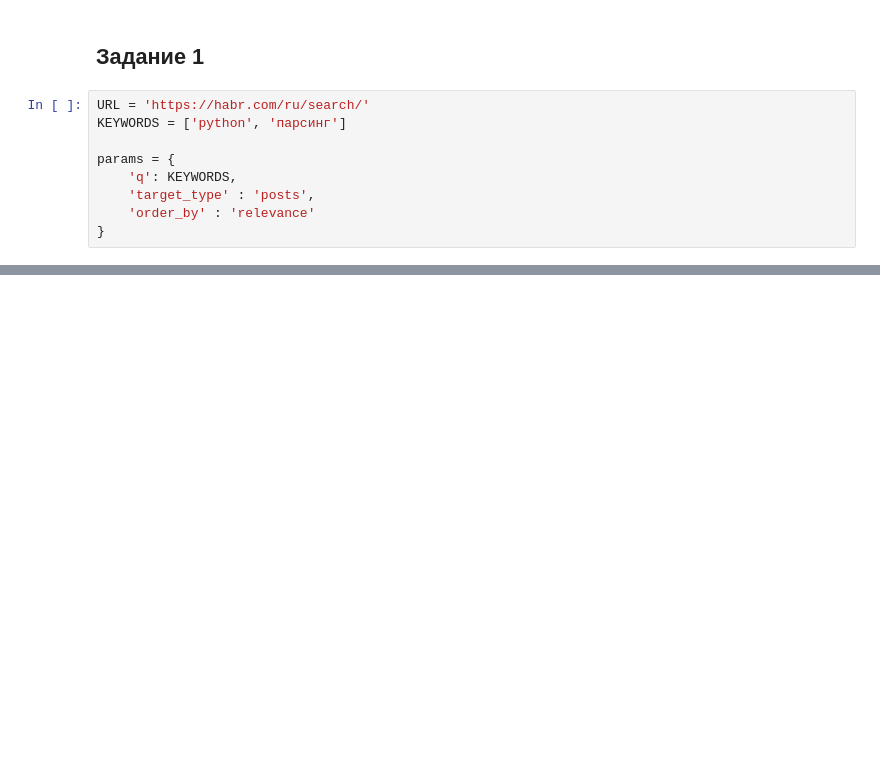
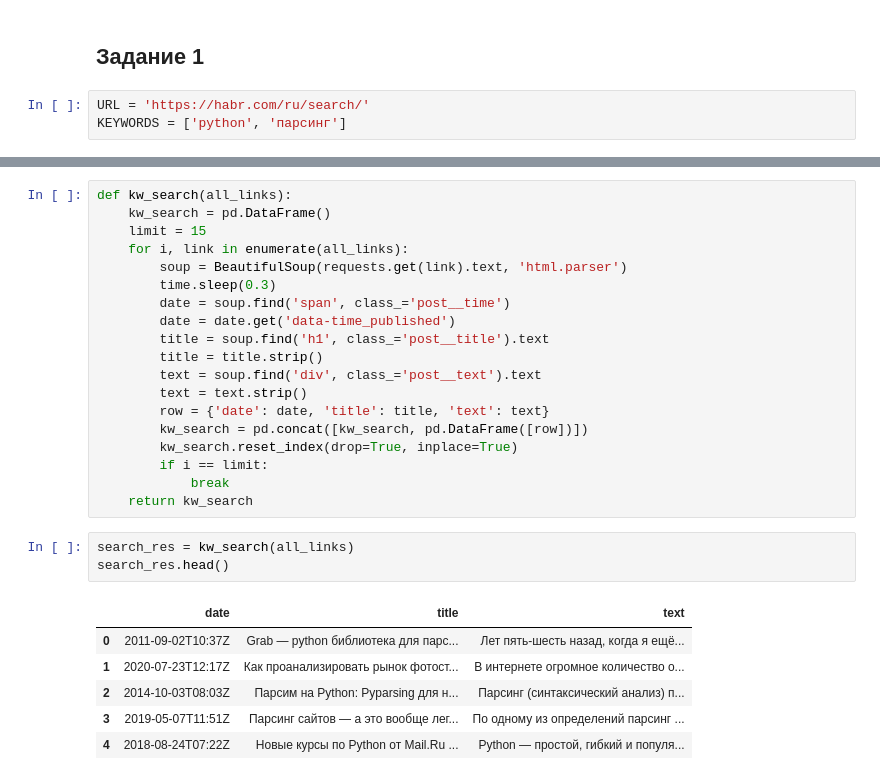
Before and after one commit to Dmitry-V-Makarov/Netology, a Jupyter notebook: pyda-13/14.HW_web_scraping.ipynb, the cells around one changed output, grey strips where cells are left out. Saved outputs shown, nothing was run; the diff lists cells and outputs as text; blank space fills up the shorter version.

```diff
--- a/pyda-13/14.HW_web_scraping.ipynb
+++ b/pyda-13/14.HW_web_scraping.ipynb
@@ -8,9 +12,3 @@ from bs4 import BeautifulSoup
 # %%
 URL = 'https://habr.com/ru/search/'
 KEYWORDS = ['python', 'парсинг']
-
-params = {
-    'q': KEYWORDS,
-    'target_type' : 'posts',
-    'order_by' : 'relevance'
-}
@@ -39,0 +72,29 @@ soup
+# %%
+def kw_search(all_links):
+    kw_search = pd.DataFrame()
+    limit = 15
+    for i, link in enumerate(all_links):
+        soup = BeautifulSoup(requests.get(link).text, 'html.parser')
+        time.sleep(0.3)
+        date = soup.find('span', class_='post__time')
+        date = date.get('data-time_published')
+        title = soup.find('h1', class_='post__title').text
+        title = title.strip()
+        text = soup.find('div', class_='post__text').text
+        text = text.strip()
+        row = {'date': date, 'title': title, 'text': text}
+        kw_search = pd.concat([kw_search, pd.DataFrame([row])])
+        kw_search.reset_index(drop=True, inplace=True)
+        if i == limit:
+            break
+    return kw_search
+# %%
+search_res = kw_search(all_links)
+search_res.head()
+# %% [output]
+|  | date | title | text |
+| 0 | 2011-09-02T10:37Z | Grab — python библиотека для парс... | Лет пять-шесть назад, когда я ещё... |
+| 1 | 2020-07-23T12:17Z | Как проанализировать рынок фотост... | В интернете огромное количество о... |
+| 2 | 2014-10-03T08:03Z | Парсим на Python: Pyparsing для н... | Парсинг (синтаксический анализ) п... |
+| 3 | 2019-05-07T11:51Z | Парсинг сайтов — а это вообще лег... | По одному из определений парсинг ... |
+| 4 | 2018-08-24T07:22Z | Новые курсы по Python от Mail.Ru ... | Python — простой, гибкий и популя... |
```
Also changed, not shown: parts of 6 cells of this notebook, 3 other files.
